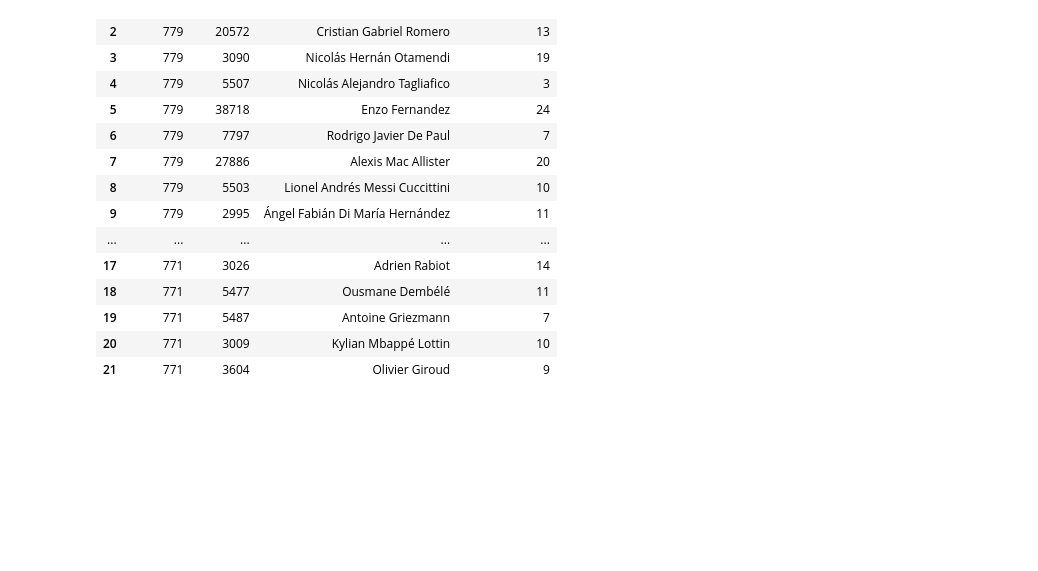
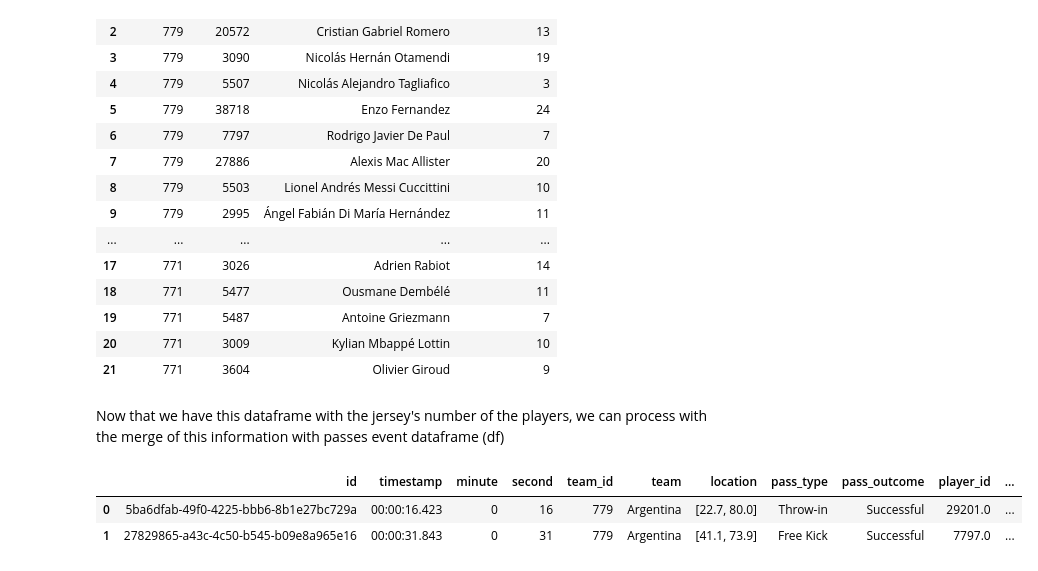
Before and after one commit to jzaldana-server84/DataAnalysisPortfolio, a Jupyter notebook: Project 1 - Football Analysis/statsbomb-data.ipynb, the cells around one changed output. Drawn from its saved outputs; the diff is of its cells as text; code cells hidden in the pictures; blank space fills up the shorter version.

Commit message:
Merging player's jersey number with the main data frame for passes

```diff
--- a/Project 1 - Football Analysis/statsbomb-data.ipynb
+++ b/Project 1 - Football Analysis/statsbomb-data.ipynb
@@ -122,3 +152,19 @@ df_players
 | 19 | 771 | 5487 | Antoine Griezmann | 7 |
 | 20 | 771 | 3009 | Kylian Mbappé Lottin | 10 |
 | 21 | 771 | 3604 | Olivier Giroud | 9 |
+# %% [markdown]
+Now that we have this dataframe with the jersey's number of the players, we can process with the merge of this information with passes event dataframe (df)
+# %%
+# So we merge both dataframes to include the player's jersey number in df_passes
+df_passes = df.merge(df_players[['player_id', 'jersey_number']], on='player_id', how='left')
+
+# Then we filter the null values of jerseys (because we are not going to include sustitutions)
+df_passes = df_passes[df_passes['jersey_number'].notnull()]
+
+# Then we two columns for the passer and the recipient of the pases
+df_passes['passer'] = df_passes['jersey_number']
+df_passes['recipient'] = df_passes['jersey_number'].shift(-1)
+# %% [output]
+|  | id | timestamp | minute | second | team_id | team | location | pass_type | pass_outcome | player_id | ... |
+| 0 | 5ba6dfab-49f0-4225-bbb6-8b1e27bc729a | 00:00:16.423 | 0 | 16 | 779 | Argentina | [22.7, 80.0] | Throw-in | Successful | 29201.0 | ... |
+| 1 | 27829865-a43c-4c50-b545-b09e8a965e16 | 00:00:31.843 | 0 | 31 | 779 | Argentina | [41.1, 73.9] | Free Kick | Successful | 7797.0 | ... |
```
Also changed, not shown: parts of 3 cells of this notebook.
